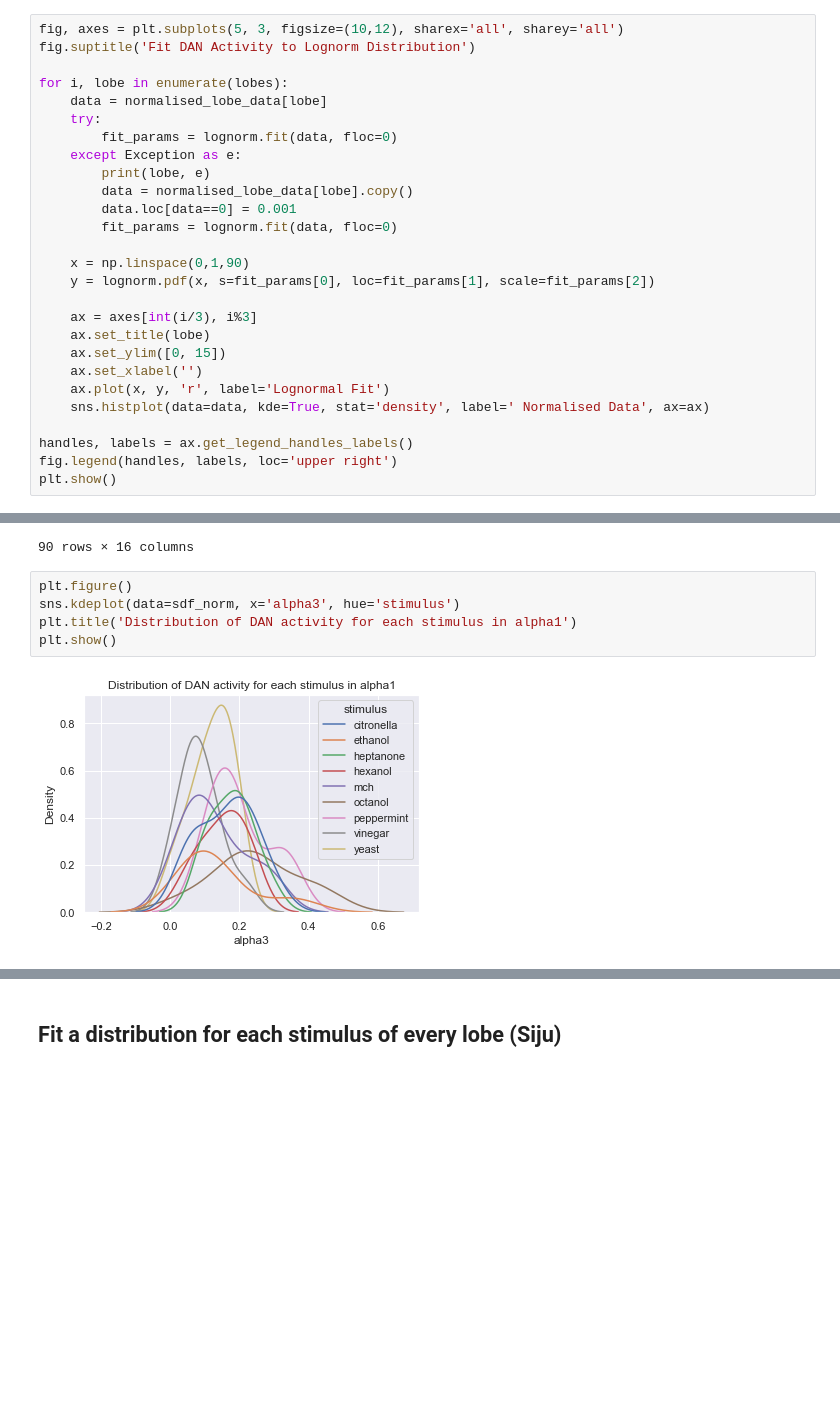
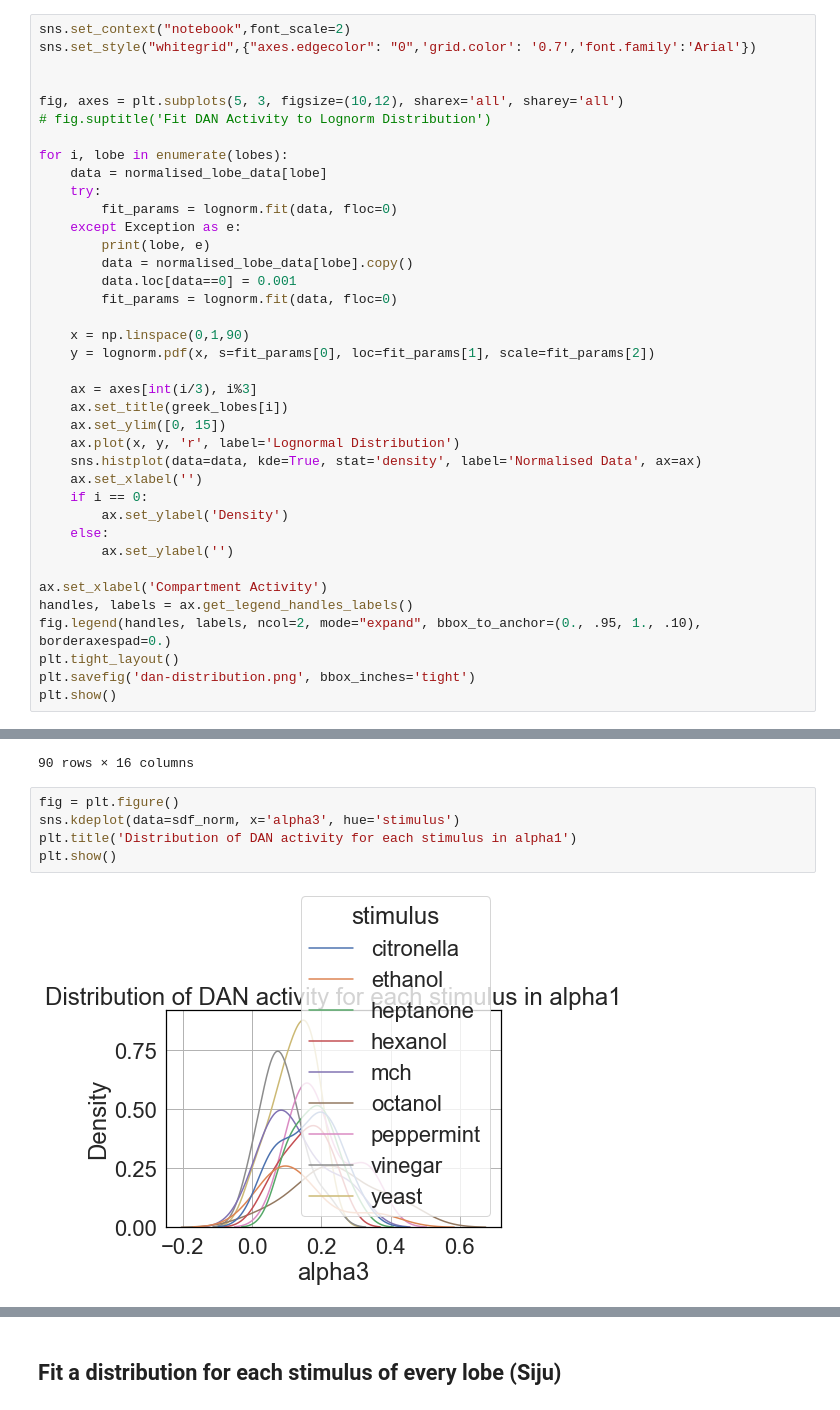
Before and after one commit to Jake-Jay/mushroom-body-models, a Jupyter notebook: notebooks/build-datadistributions.ipynb, the cells around one changed output, grey strips where cells are left out. Drawn from its saved outputs; the diff is of its cells as text; blank space fills up the shorter version.

```diff
--- a/notebooks/build-datadistributions.ipynb
+++ b/notebooks/build-datadistributions.ipynb
@@ -142,6 +150,10 @@ from scipy.stats import lognorm, norm
 # %%
+sns.set_context("notebook",font_scale=2)
+sns.set_style("whitegrid",{"axes.edgecolor": "0",'grid.color': '0.7','font.family':'Arial'})
+
+
 fig, axes = plt.subplots(5, 3, figsize=(10,12), sharex='all', sharey='all')
-fig.suptitle('Fit DAN Activity to Lognorm Distribution')
+# fig.suptitle('Fit DAN Activity to Lognorm Distribution')
 
 for i, lobe in enumerate(lobes):
     data = normalised_lobe_data[lobe]
@@ -157,14 +169,21 @@ for i, lobe in enumerate(lobes):
     y = lognorm.pdf(x, s=fit_params[0], loc=fit_params[1], scale=fit_params[2])
 
     ax = axes[int(i/3), i%3]
-    ax.set_title(lobe)
+    ax.set_title(greek_lobes[i])
     ax.set_ylim([0, 15])
+    ax.plot(x, y, 'r', label='Lognormal Distribution')
+    sns.histplot(data=data, kde=True, stat='density', label='Normalised Data', ax=ax)
     ax.set_xlabel('')
-    ax.plot(x, y, 'r', label='Lognormal Fit')
-    sns.histplot(data=data, kde=True, stat='density', label=' Normalised Data', ax=ax)
+    if i == 0:
+        ax.set_ylabel('Density')
+    else:
+        ax.set_ylabel('')
 
+ax.set_xlabel('Compartment Activity')
 handles, labels = ax.get_legend_handles_labels()
-fig.legend(handles, labels, loc='upper right')
+fig.legend(handles, labels, ncol=2, mode="expand", bbox_to_anchor=(0., .95, 1., .10), borderaxespad=0.)
+plt.tight_layout()
+plt.savefig('dan-distribution.png', bbox_inches='tight')
 plt.show()
 # %% [output]
 alpha3 Invalid values in `data`.  Maximum likelihood estimation with 'lognorm' requires that 0.0 < x < inf for each x in `data`.
@@ -271,11 +297,11 @@ sdf_norm
 | TH-58E02_230816_Yeast | 0.127709 | 0.165384 | 0.343896 | 0.083096 | 0.137978 | 0.199799 | 0.177940 | 0.260064 | 0.099866 | 0.278679 | 0.100501 | ... |
 90 rows × 16 columns
 # %%
-plt.figure()
+fig = plt.figure()
 sns.kdeplot(data=sdf_norm, x='alpha3', hue='stimulus')
 plt.title('Distribution of DAN activity for each stimulus in alpha1')
 plt.show()
 # %% [output]
-[figure, old version]
+[figure, new version]
 # %%
 fig, axes = plt.subplots(5, 3, figsize=(10,12), sharex='all', sharey='all')
```
Also changed, not shown: parts of 7 cells of this notebook, 12 other files.
